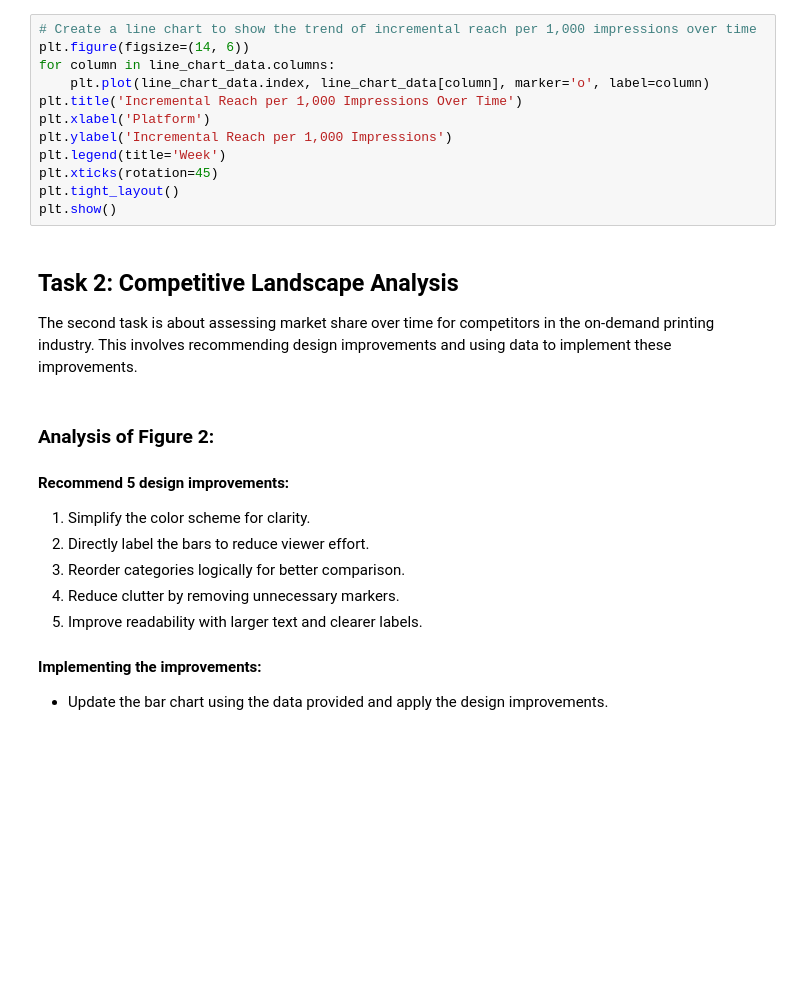
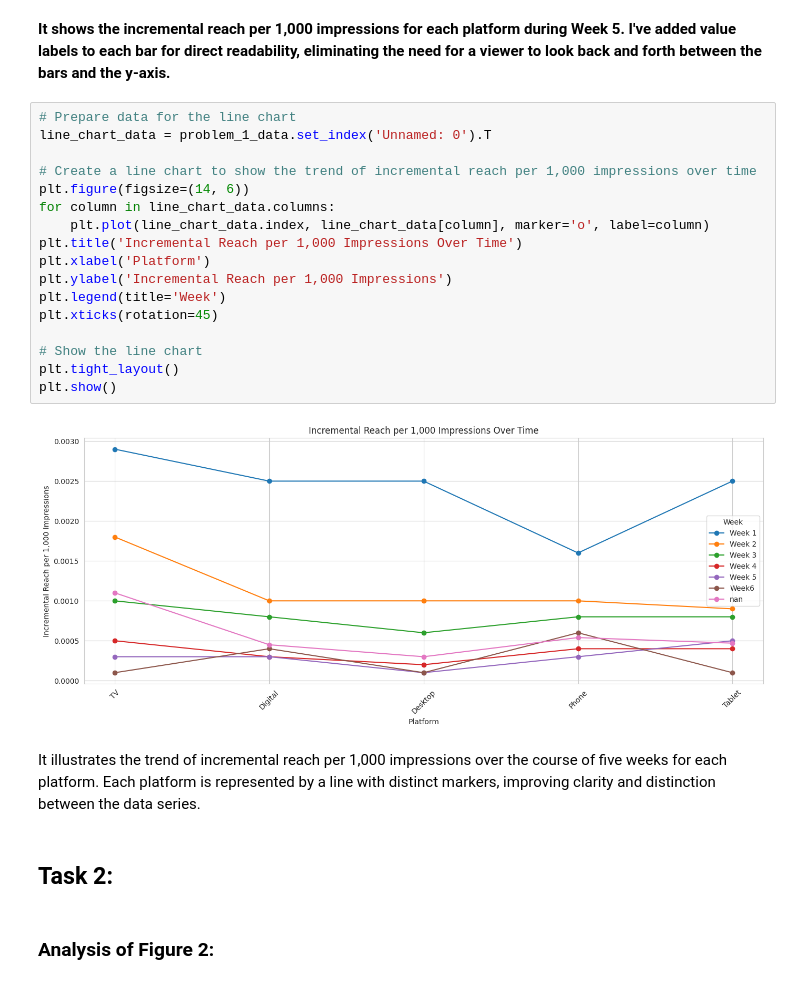
Before and after one commit to peyman886/Data_Visualization, a Jupyter notebook: HW3/Visualization_HW3.ipynb, the cells around one changed output. Saved outputs shown, nothing was run; the diff lists cells and outputs as text; blank space fills up the shorter version.

```diff
--- a/HW3/Visualization_HW3.ipynb
+++ b/HW3/Visualization_HW3.ipynb
@@ -52,27 +64,27 @@ plt.show()
+# %% [markdown]
+**It shows the incremental reach per 1,000 impressions for each platform during Week 5. I've added value labels to each bar for direct readability, eliminating the need for a viewer to look back and forth between the bars and the y-axis.**
 # %%
+# Prepare data for the line chart
+line_chart_data = problem_1_data.set_index('Unnamed: 0').T
+
 # Create a line chart to show the trend of incremental reach per 1,000 impressions over time
 plt.figure(figsize=(14, 6))
 for column in line_chart_data.columns:
     plt.plot(line_chart_data.index, line_chart_data[column], marker='o', label=column)
 plt.title('Incremental Reach per 1,000 Impressions Over Time')
 plt.xlabel('Platform')
 plt.ylabel('Incremental Reach per 1,000 Impressions')
 plt.legend(title='Week')
 plt.xticks(rotation=45)
+
+# Show the line chart
 plt.tight_layout()
 plt.show()
+# %% [output]
+[figure, added]
+# %% [markdown]
+It illustrates the trend of incremental reach per 1,000 impressions over the course of five weeks for each platform. Each platform is represented by a line with distinct markers, improving clarity and distinction between the data series.
 # %% [markdown]
-## Task 2: Competitive Landscape Analysis
-
-The second task is about assessing market share over time for competitors in the on-demand printing industry. This involves recommending design improvements and using data to implement these improvements.
+## Task 2:
 # %% [markdown]
 ### Analysis of Figure 2:
-#### Recommend 5 design improvements:
-1. Simplify the color scheme for clarity.
-2. Directly label the bars to reduce viewer effort.
-3. Reorder categories logically for better comparison.
-4. Reduce clutter by removing unnecessary markers.
-5. Improve readability with larger text and clearer labels.
-
-#### Implementing the improvements:
-- Update the bar chart using the data provided and apply the design improvements.
```
Also changed, not shown: parts of 15 cells of this notebook.
